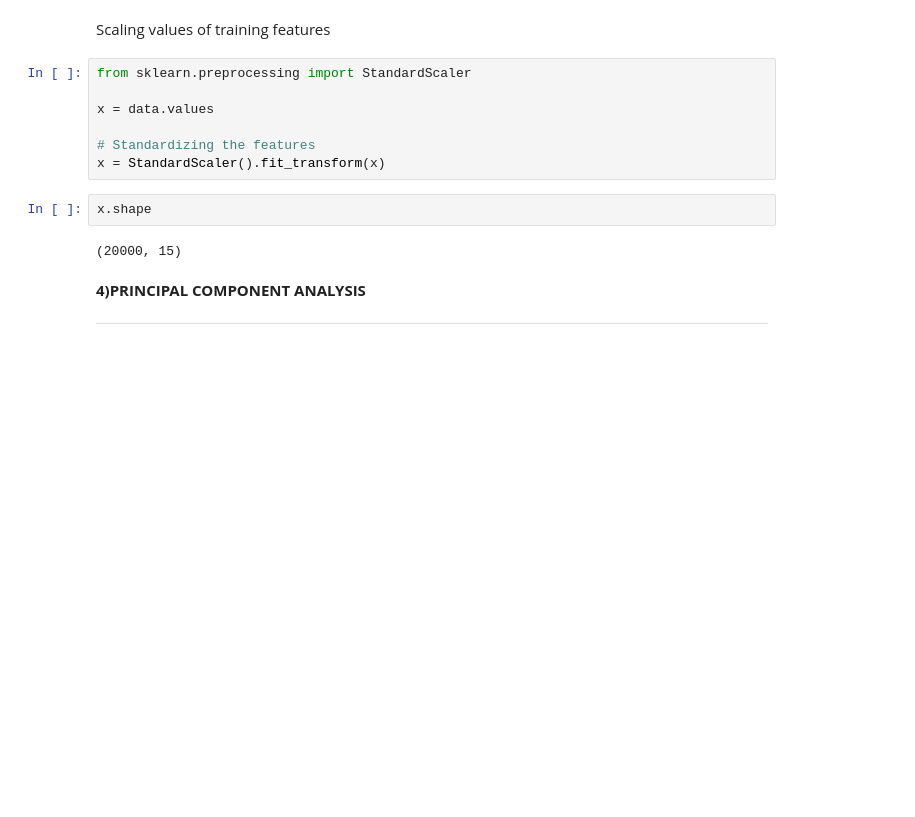
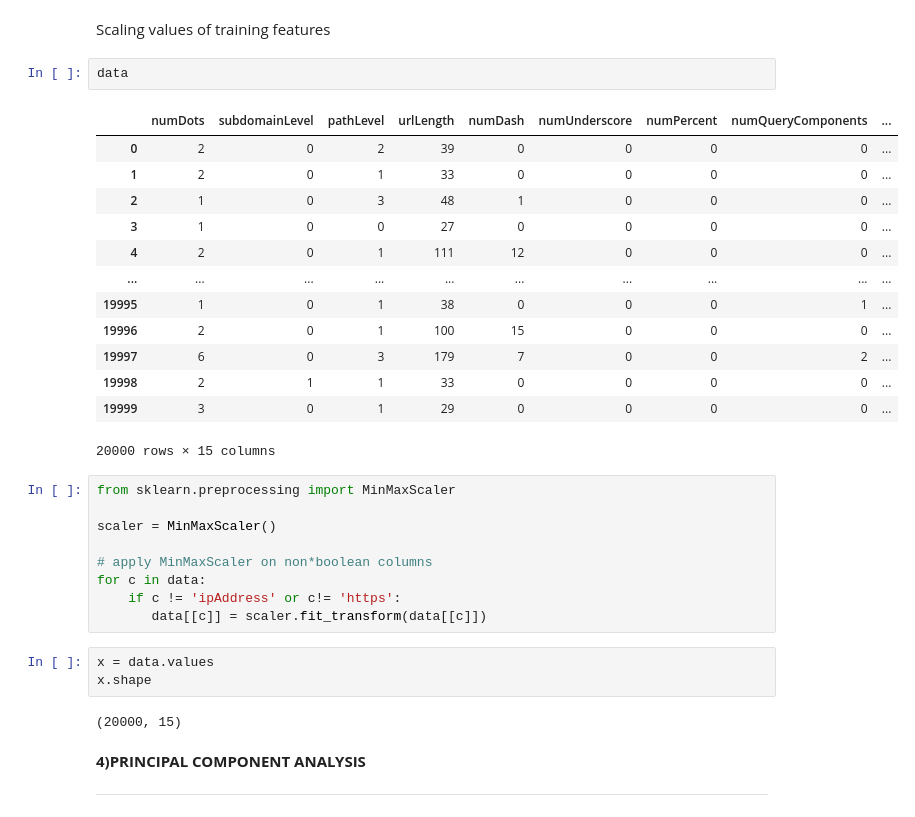
Before and after one commit to simonegramegna/Malicious_URL_detection, a Jupyter notebook: Main_URL_prediction.ipynb, the cells around one changed output. Drawn from its saved outputs; the diff is of its cells as text; blank space fills up the shorter version.

```diff
--- a/Main_URL_prediction.ipynb
+++ b/Main_URL_prediction.ipynb
@@ -540,14 +540,33 @@ data.https = data.https.replace({True: 1, False: 0})
 data.ipAddress = data.ipAddress.replace({True: 1, False: 0})
 # %% [markdown]
 Scaling values of training features
+# %%
+data
+# %% [output]
+|  | numDots | subdomainLevel | pathLevel | urlLength | numDash | numUnderscore | numPercent | numQueryComponents | ... |
+| 0 | 2 | 0 | 2 | 39 | 0 | 0 | 0 | 0 | ... |
+| 1 | 2 | 0 | 1 | 33 | 0 | 0 | 0 | 0 | ... |
+| 2 | 1 | 0 | 3 | 48 | 1 | 0 | 0 | 0 | ... |
+| 3 | 1 | 0 | 0 | 27 | 0 | 0 | 0 | 0 | ... |
+| 4 | 2 | 0 | 1 | 111 | 12 | 0 | 0 | 0 | ... |
+| ... | ... | ... | ... | ... | ... | ... | ... | ... | ... |
+| 19995 | 1 | 0 | 1 | 38 | 0 | 0 | 0 | 1 | ... |
+| 19996 | 2 | 0 | 1 | 100 | 15 | 0 | 0 | 0 | ... |
+| 19997 | 6 | 0 | 3 | 179 | 7 | 0 | 0 | 2 | ... |
+| 19998 | 2 | 1 | 1 | 33 | 0 | 0 | 0 | 0 | ... |
+| 19999 | 3 | 0 | 1 | 29 | 0 | 0 | 0 | 0 | ... |
+20000 rows × 15 columns
 # %%
-from sklearn.preprocessing import StandardScaler
+from sklearn.preprocessing import MinMaxScaler
 
-x = data.values
+scaler = MinMaxScaler()
 
-# Standardizing the features
-x = StandardScaler().fit_transform(x)
+# apply MinMaxScaler on non*boolean columns
+for c in data:
+    if c != 'ipAddress' or c!= 'https':
+       data[[c]] = scaler.fit_transform(data[[c]])
 # %%
+x = data.values
 x.shape
 # %% [output]
 (20000, 15)
```
Also changed, not shown: parts of 14 cells of this notebook.
